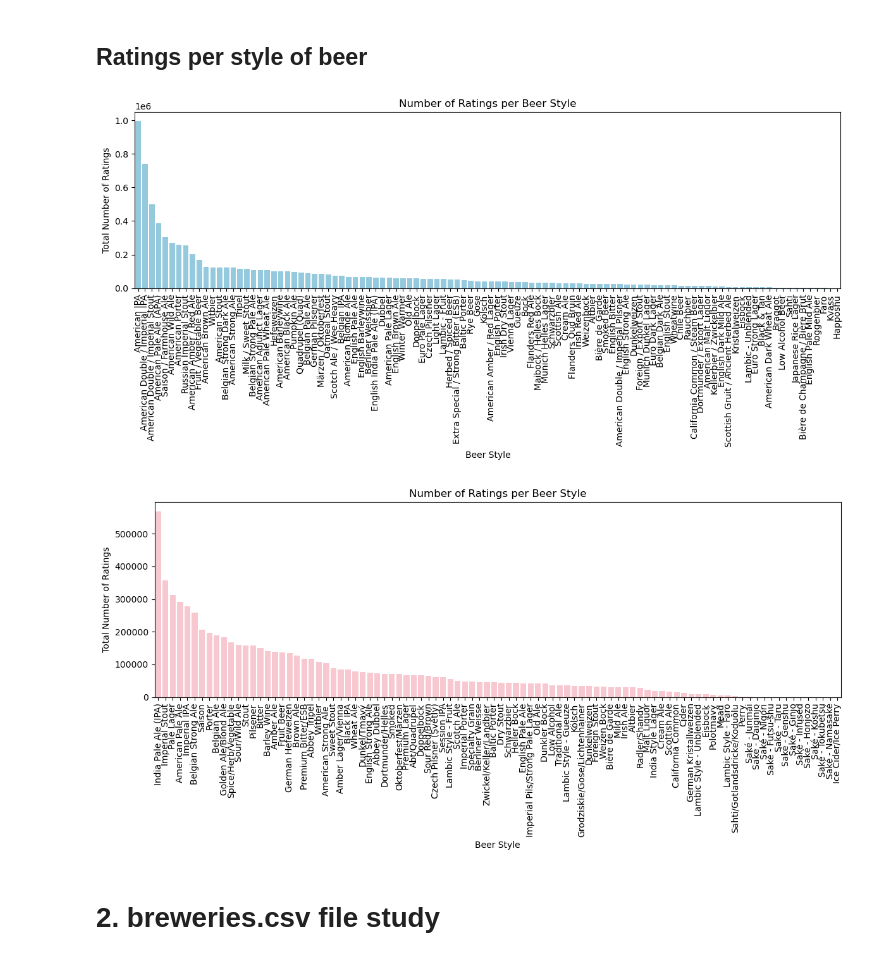
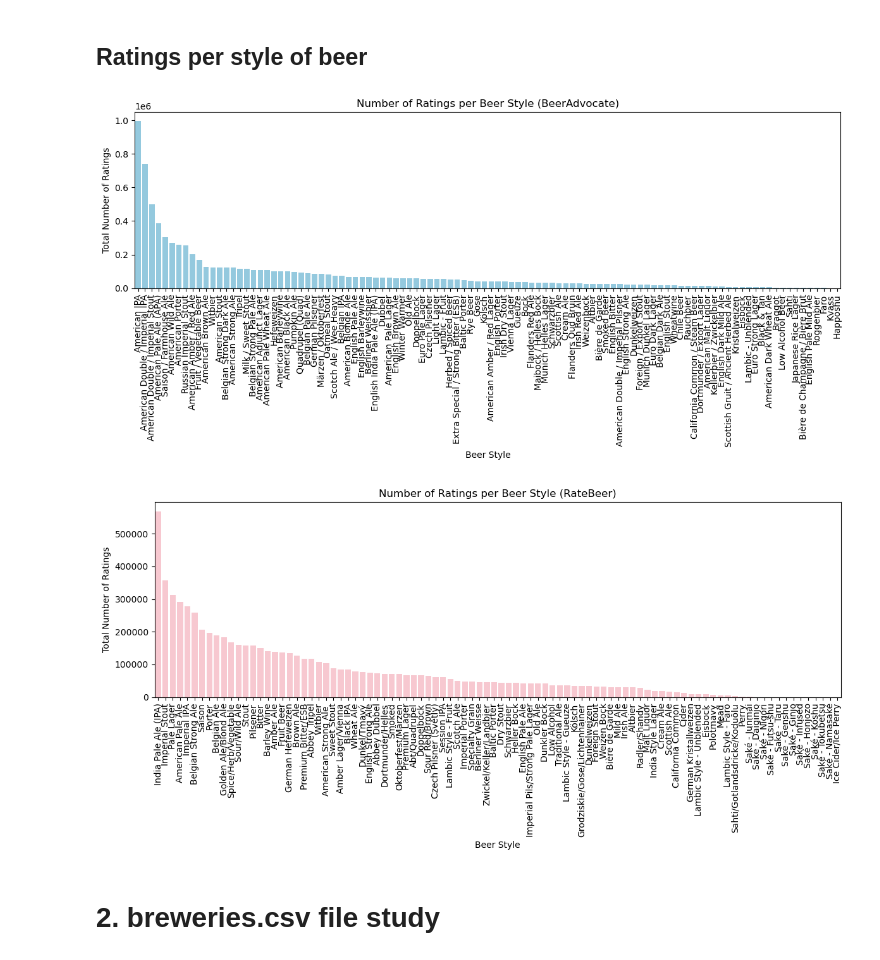
Before and after one commit to epfl-ada/ada-2023-project-dondada, a Jupyter notebook: MilestoneP2.ipynb, the cells around one changed output. Cells and saved outputs as stored; diff of their text form; code cells hidden in the pictures.

```diff
--- a/MilestoneP2.ipynb
+++ b/MilestoneP2.ipynb
@@ -317,22 +319,22 @@ plt.show()
 # %%
 ba_ratings_style = beers_ba_f[['style', 'nbr_ratings']].groupby('style').sum().reset_index()
 ba_ratings_style.head()
 
 # Sort the data by the sum of ratings in descending order
 ba_ratings_style = ba_ratings_style.sort_values(by='nbr_ratings', ascending=False)
 
 plt.figure(figsize=(12, 6))
 ax = sns.barplot(data=ba_ratings_style, x='style', y='nbr_ratings', color='skyblue')
-plt.title('Number of Ratings per Beer Style')
+plt.title('Number of Ratings per Beer Style (BeerAdvocate)')
 plt.xlabel('Beer Style')
 plt.ylabel('Total Number of Ratings')
 plt.xticks(rotation=90)
 plt.tight_layout()
 plt.show()
 
 # American IPA, American Double/Imperial IPA, American Double/Imperial Stout are the styles that received the highest number of ratings in ba
 # %% [output]
-[figure, old version]
+[figure, new version]
 # %%
 rb_ratings_style = beers_rb_f[['style', 'nbr_ratings']].groupby('style').sum().reset_index()
 rb_ratings_style.head()
@@ -342,7 +344,7 @@ rb_ratings_style = rb_ratings_style.sort_values(by='nbr_ratings', ascending=Fals
 
 plt.figure(figsize=(12, 6))
 ax = sns.barplot(data=rb_ratings_style, x='style', y='nbr_ratings', color='pink')
-plt.title('Number of Ratings per Beer Style')
+plt.title('Number of Ratings per Beer Style (RateBeer)')
 plt.xlabel('Beer Style')
 plt.ylabel('Total Number of Ratings')
 plt.xticks(rotation=90)
@@ -351,7 +353,7 @@ plt.show()
 
 # India Pale Ale, Imperial Stout, Pale lager are the styles that received the highest number of ratings in rb
 # %% [output]
-[figure, old version]
+[figure, new version]
 # %% [markdown]
 # 2. breweries.csv file study
 # %%
```
Also changed, not shown: parts of 9 cells of this notebook.
